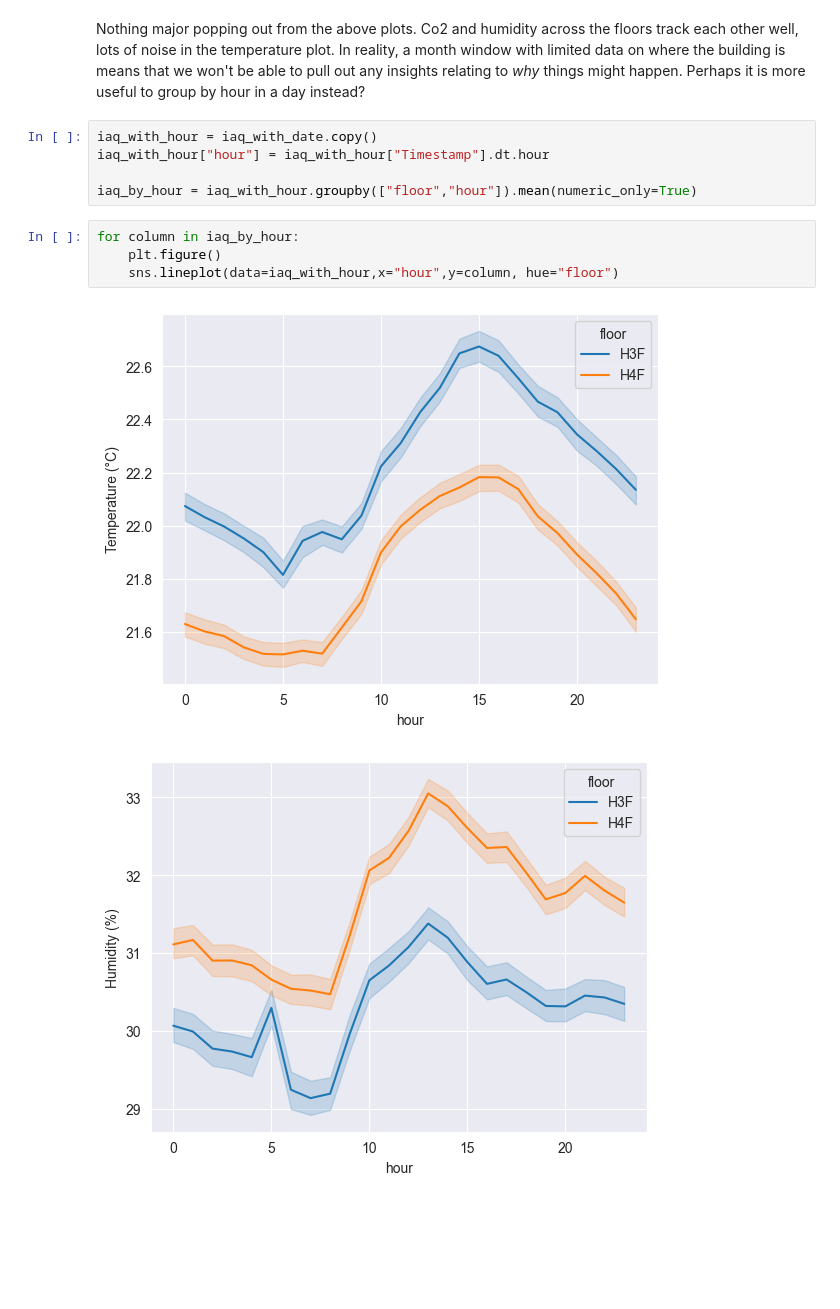
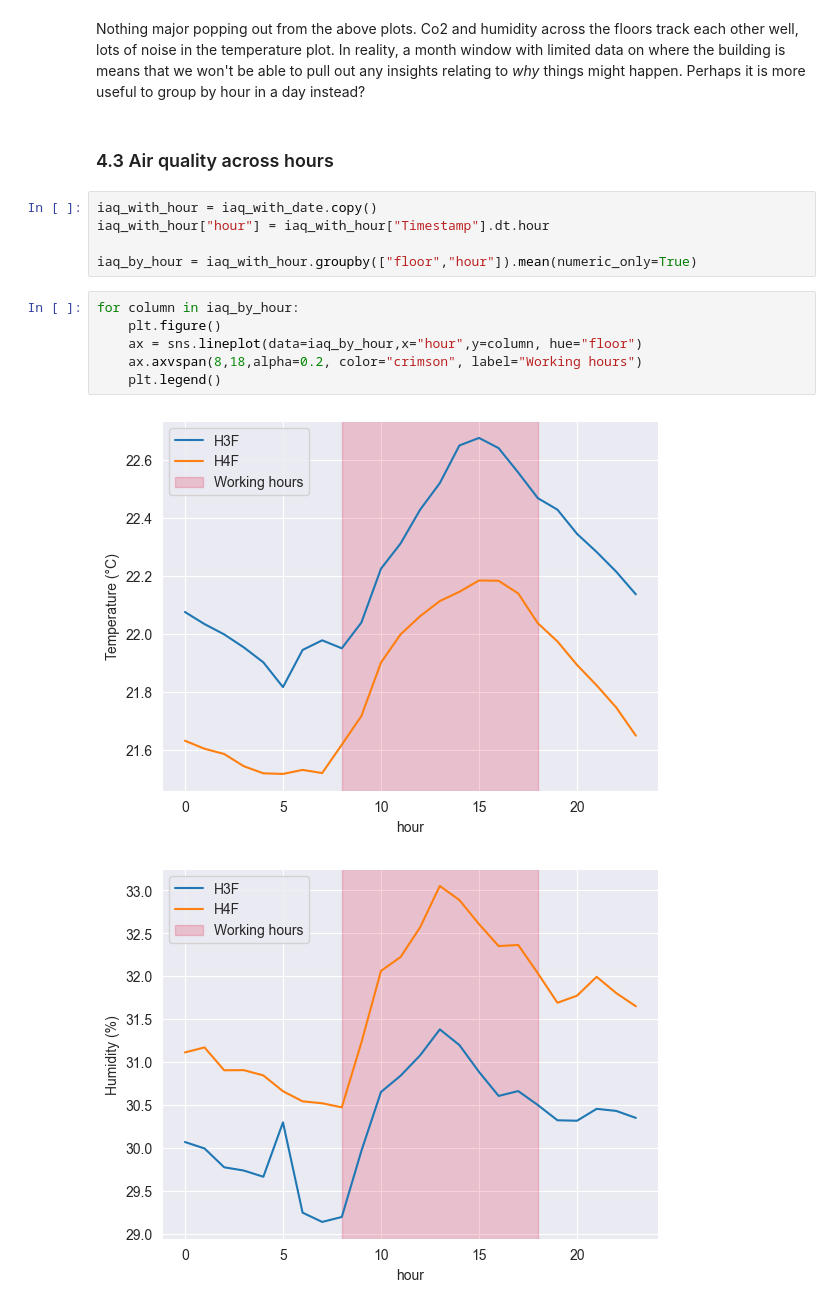
Before and after one commit to SidMurthy97/fp_task, a Jupyter notebook: analysis.ipynb, the cells around one changed output. Saved outputs shown, nothing was run; the diff lists cells and outputs as text; blank space fills up the shorter version.

```diff
--- a/analysis.ipynb
+++ b/analysis.ipynb
@@ -393,6 +397,8 @@ for column in iaq_by_date:
 [figure]
 # %% [markdown]
 Nothing major popping out from the above plots. Co2 and humidity across the floors track each other well, lots of noise in the temperature plot. In reality, a month window with limited data on where the building is means that we won't be able to pull out any insights relating to _why_ things might happen. Perhaps it is more useful to group by hour in a day instead?
+# %% [markdown]
+### 4.3 Air quality across hours
 # %%
 iaq_with_hour = iaq_with_date.copy()
 iaq_with_hour["hour"] = iaq_with_hour["Timestamp"].dt.hour
@@ -401,7 +407,9 @@ iaq_by_hour = iaq_with_hour.groupby(["floor","hour"]).mean(numeric_only=True)
 # %%
 for column in iaq_by_hour:
     plt.figure()
-    sns.lineplot(data=iaq_with_hour,x="hour",y=column, hue="floor")
+    ax = sns.lineplot(data=iaq_by_hour,x="hour",y=column, hue="floor")
+    ax.axvspan(8,18,alpha=0.2, color="crimson", label="Working hours")
+    plt.legend()
 # %% [output]
-[figure, old version]
+[figure, new version]
-[figure, old version]
+[figure, new version]
```
Also changed, not shown: parts of 14 cells of this notebook.
